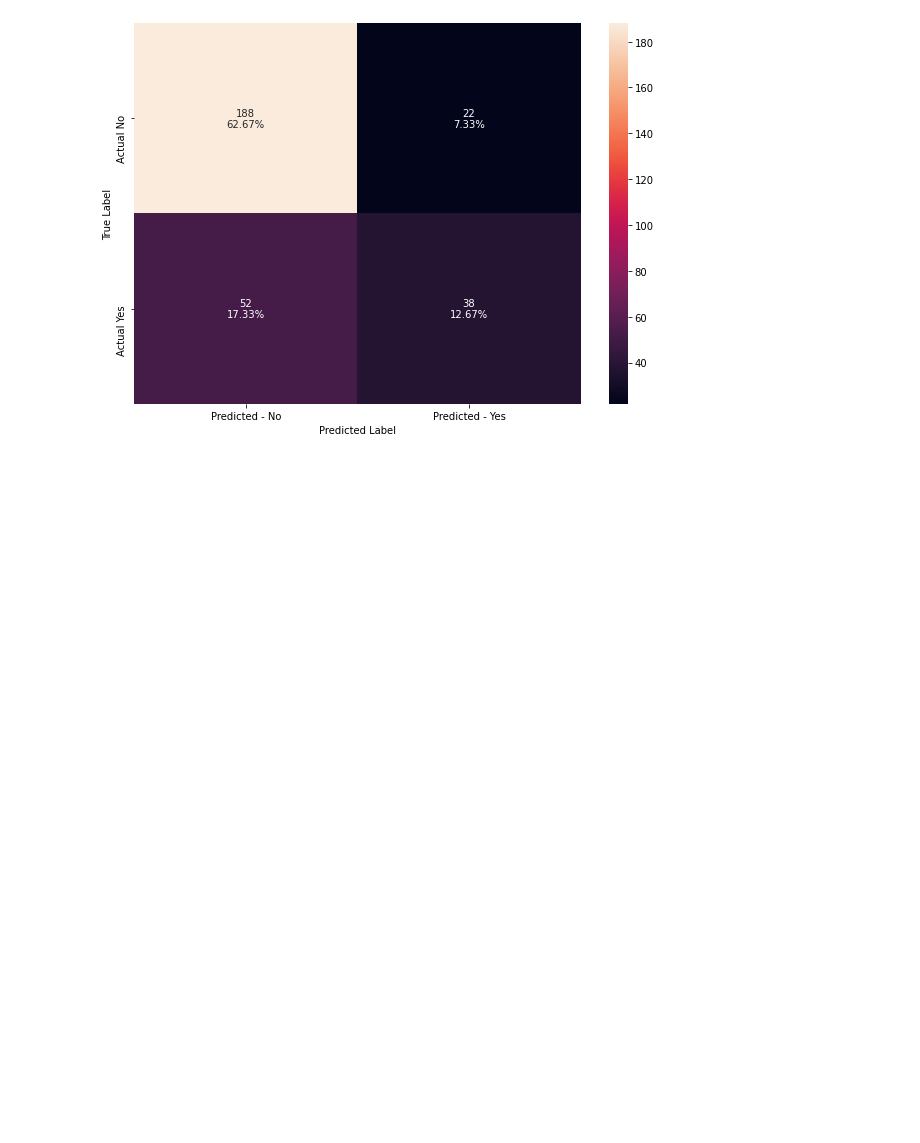
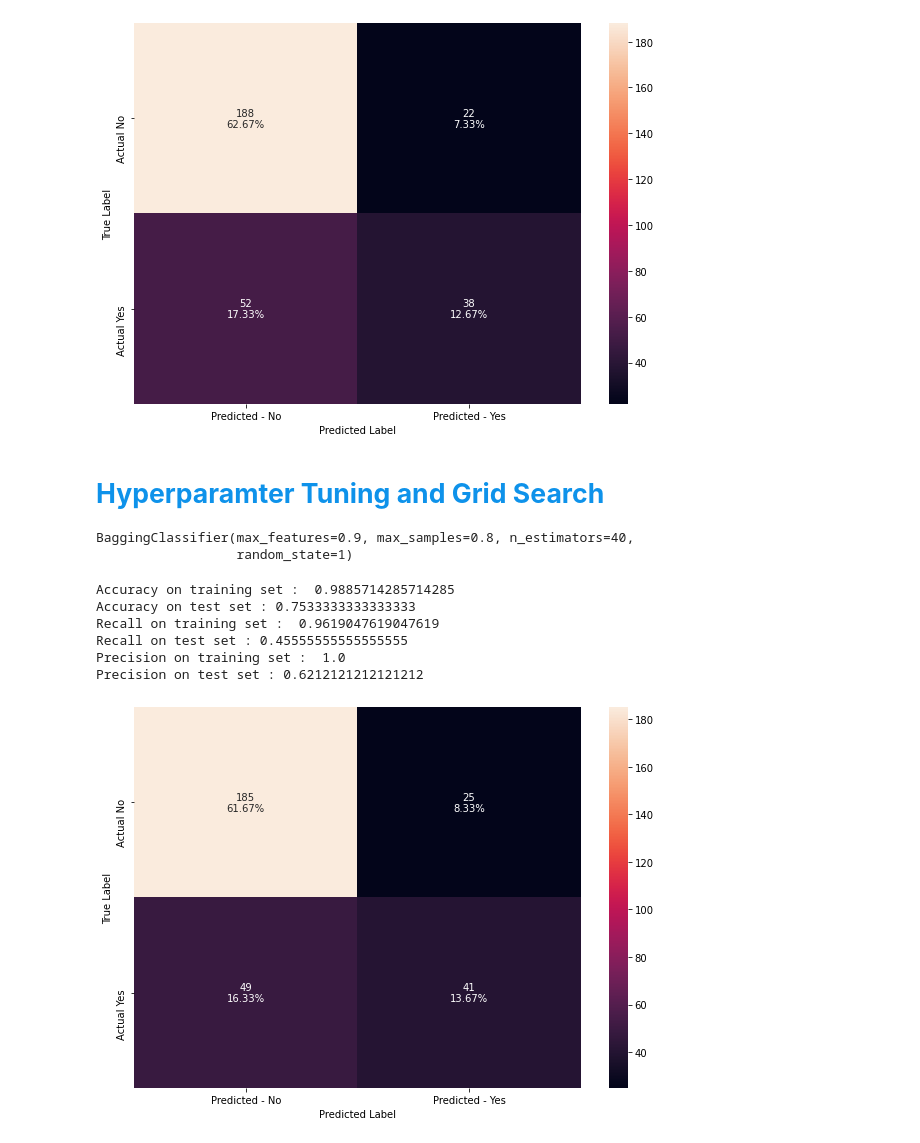
Before and after one commit to lavmot-ms/PG-AIML, a Jupyter notebook: prework/Ensemble Techniques.ipynb, the cells around one changed output. Drawn from its saved outputs; the diff is of its cells as text; code cells hidden in the pictures; blank space fills up the shorter version.

```diff
--- a/prework/Ensemble Techniques.ipynb
+++ b/prework/Ensemble Techniques.ipynb
@@ -233,3 +233,37 @@ Precision on test set : 0.6333333333333333
 DisplayConfusionMatrix(randomForest_model, y_test)
 # %% [output]
 [figure]
+# %% [markdown]
+####  <span style="font-family: Arial; font-weight:bold;font-size:1.9em;color:#0e92ea"> Hyperparamter Tuning and Grid Search
+# %%
+bagging_estimator_tuned_model = BaggingClassifier(random_state=1)
+
+parameters = {
+    'max_samples'  : [0.7, 0.8, 0.9, 1],
+    'max_features' : [0.7, 0.8, 0.9, 1],
+    'n_estimators' : [10, 20, 30, 40, 50]
+}
+
+acc_scorer = metrics.make_scorer(metrics.recall_score)
+
+grid_obj = GridSearchCV(bagging_estimator_tuned_model, parameters, scoring=acc_scorer, cv=5)
+gird_obj = grid_obj.fit(x_train, y_train)
+
+bagging_estimator_tuned_model = grid_obj.best_estimator_
+bagging_estimator_tuned_model.fit(x_train, y_train)
+# %% [output]
+BaggingClassifier(max_features=0.9, max_samples=0.8, n_estimators=40,
+                  random_state=1)
+# %%
+baggingEst_model_score = GetMetricsScore(bagging_estimator_tuned_model)
+# %% [output]
+Accuracy on training set :  0.9885714285714285
+Accuracy on test set : 0.7533333333333333
+Recall on training set :  0.9619047619047619
+Recall on test set : 0.45555555555555555
+Precision on training set :  1.0
+Precision on test set : 0.6212121212121212
+# %%
+DisplayConfusionMatrix(bagging_estimator_tuned_model, y_test)
+# %% [output]
+[figure, added]
```
